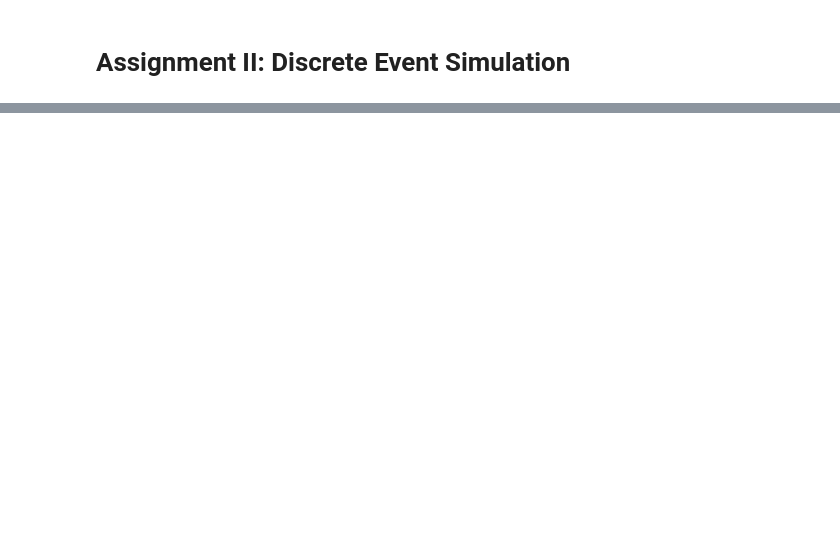
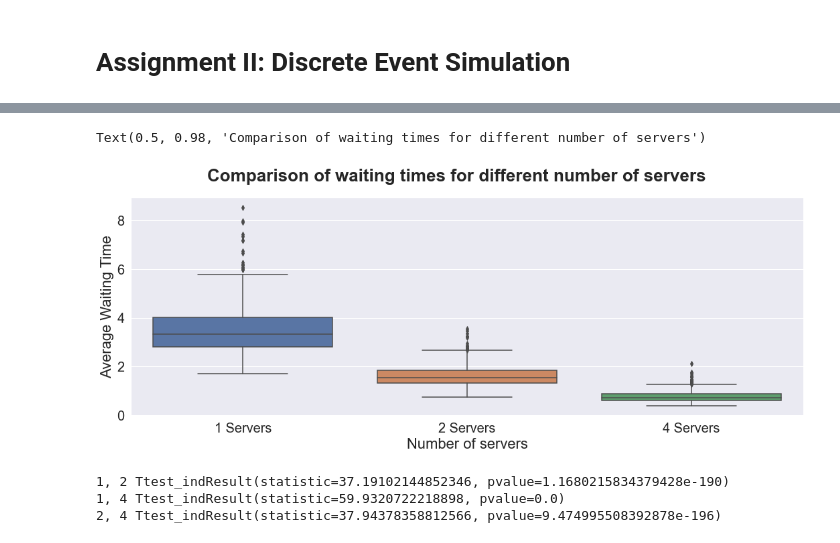
Before and after one commit to Boy0211/StochasticSimulation, a Jupyter notebook: Assignment2/code/main.ipynb, the cells around one changed output, grey strips where cells are left out. Drawn from its saved outputs; the diff is of its cells as text; code cells hidden in the pictures; blank space fills up the shorter version.

```diff
--- a/Assignment2/code/main.ipynb
+++ b/Assignment2/code/main.ipynb
@@ -65,0 +99,29 @@ NameError: name 'SERVICE_TIME' is not defined
+# %%
+# Save to csv for extra use
+df.to_csv('../output/boxplot_data.csv')
+
+# Load if needed
+df = pd.read_csv('../output/boxplot_data.csv')
+# %%
+# Draw a boxplot
+import seaborn as sns
+
+sns.set(style='darkgrid')
+
+fig, axis = plt.subplots(1, 1, figsize=(18, 6))
+sns.boxplot(x='Servers', y='MeanWaitingTime', data=df)
+axis.tick_params('both', labelsize=20)
+axis.set_xlabel('Number of servers', fontsize=22)
+axis.set_ylabel('Average Waiting Time', fontsize=22)
+fig.suptitle('Comparison of waiting times for different number of servers', fontsize=26, fontweight='bold')
+# %% [output]
+Text(0.5, 0.98, 'Comparison of waiting times for different number of servers')
+[figure, added]
+# %%
+print("1, 2", ttest_ind(df.loc[df['Servers'] == '1 Servers']['MeanWaitingTime'], df.loc[df['Servers'] == '2 Servers']['MeanWaitingTime']))
+print("1, 4", ttest_ind(df.loc[df['Servers'] == '1 Servers']['MeanWaitingTime'], df.loc[df['Servers'] == '4 Servers']['MeanWaitingTime']))
+print("2, 4", ttest_ind(df.loc[df['Servers'] == '2 Servers']['MeanWaitingTime'], df.loc[df['Servers'] == '4 Servers']['MeanWaitingTime']))
+# %% [output]
+1, 2 Ttest_indResult(statistic=37.19102144852346, pvalue=1.1680215834379428e-190)
+1, 4 Ttest_indResult(statistic=59.9320722218898, pvalue=0.0)
+2, 4 Ttest_indResult(statistic=37.94378358812566, pvalue=9.474995508392878e-196)
```
Also changed, not shown: parts of 8 cells of this notebook.
